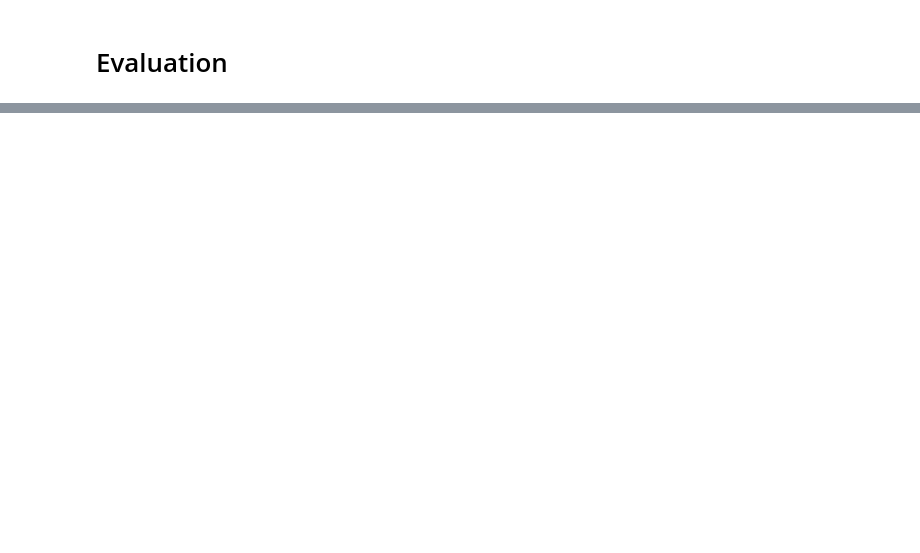
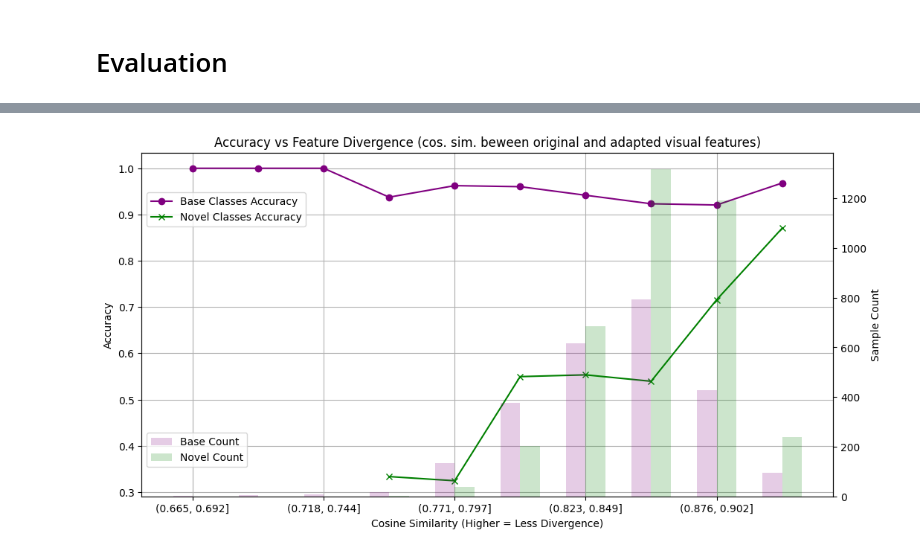
Before and after one commit to GabrieleMasciulli/DL-project, a Jupyter notebook: CLIP-Adapter/clip_adapter.ipynb, the cells around one changed output, grey strips where cells are left out. Cells and saved outputs as stored; diff of their text form; code cells hidden in the pictures; blank space fills up the shorter version.

```diff
--- a/CLIP-Adapter/clip_adapter.ipynb
+++ b/CLIP-Adapter/clip_adapter.ipynb
@@ -394,0 +506,17 @@ print(f"🔍 Harmonic Mean: {harmonic_mean(base_accuracy, novel_accuracy)*100:.2
+# %%
+# Run analysis on Test Set (combining base and novel for full picture, or separate)
+# We have test_base and test_novel datasets. Let's combine them or iterate both.
+
+full_test_loader = torch.utils.data.DataLoader(
+    torch.utils.data.ConcatDataset([test_base, test_novel]),
+    batch_size=128,
+    shuffle=False,
+    num_workers=2,
+    generator=g
+)
+
+results = extract_features_and_metrics(model, full_test_loader, base_classes)
+# %%
+import pandas as pd
+df = pd.DataFrame(results)
+df.head()
@@ -394,0 +530,36 @@ print(f"🔍 Harmonic Mean: {harmonic_mean(base_accuracy, novel_accuracy)*100:.2
+# %%
+def analyze_and_plot(df):
+    # Binning cosine similarity
+    # High cosine sim -> low divergence between non-adapted and adapter visual features
+    # Low cosine sim -> high divergence between non-adapted and adapter visual features
+
+    df['sim_bin'] = pd.cut(df['cosine_sim'], bins=10)
+
+    # Group by bin and type (Base/Novel)
+    grouped = df.groupby(['sim_bin', 'is_base'])['is_correct'].mean().unstack()
+    counts = df.groupby(['sim_bin', 'is_base'])['is_correct'].count().unstack()
+
+    # Plot Accuracy vs Cosine Similarity
+    fig, ax1 = plt.subplots(figsize=(12, 6))
+
+    grouped[True].plot(kind='line', marker='o', ax=ax1, label='Base Classes Accuracy', color='purple')
+    grouped[False].plot(kind='line', marker='x', ax=ax1, label='Novel Classes Accuracy', color='green')
+
+    ax1.set_title('Accuracy vs Feature Divergence (cos. sim. beween original and adapted visual features)')
+    ax1.set_xlabel('Cosine Similarity (Higher = Less Divergence)')
+    ax1.set_ylabel('Accuracy')
+    ax1.legend(loc='upper left', bbox_to_anchor=(0, 0.90)) # Moved slightly down
+    ax1.grid(True)
+
+    # Add bar plot for sample counts on secondary y-axis
+    ax2 = ax1.twinx()
+    width = 0.3
+    x = np.arange(len(grouped.index))
+    ax2.bar(x - width/2, counts[True], width=width, alpha=0.2, color='purple', label='Base Count')
+    ax2.bar(x + width/2, counts[False], width=width, alpha=0.2, color='green', label='Novel Count')
+    ax2.set_ylabel('Sample Count')
+    ax2.legend(loc='upper left', bbox_to_anchor=(0, 0.2))
+
+analyze_and_plot(df)
+# %% [output]
+[figure, added]
```
Also changed, not shown: parts of 9 cells of this notebook, 8 other files.
